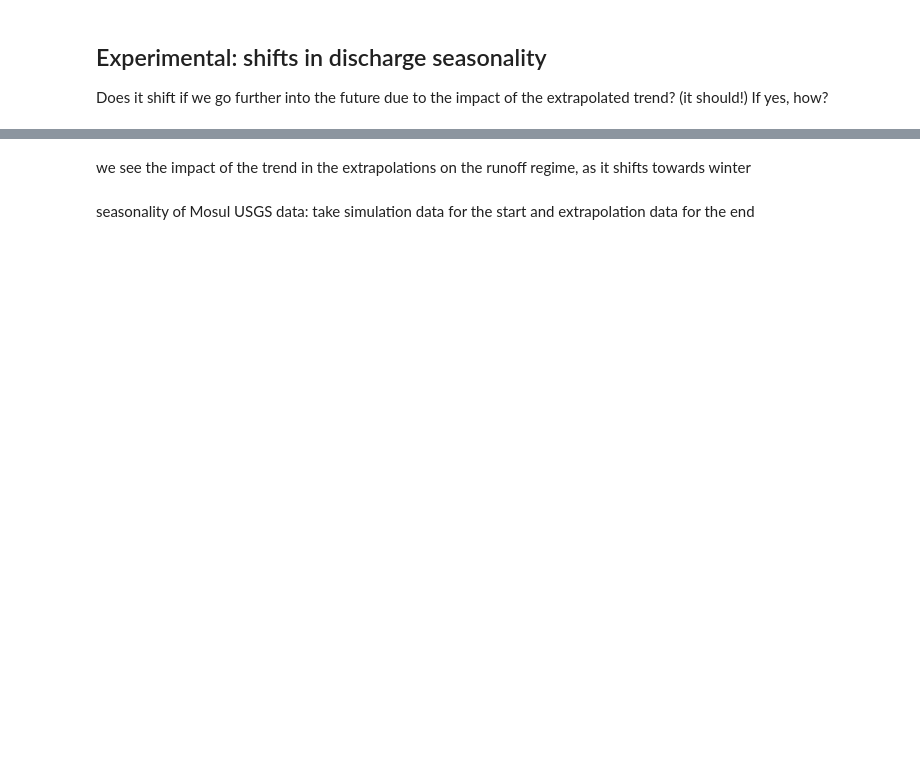
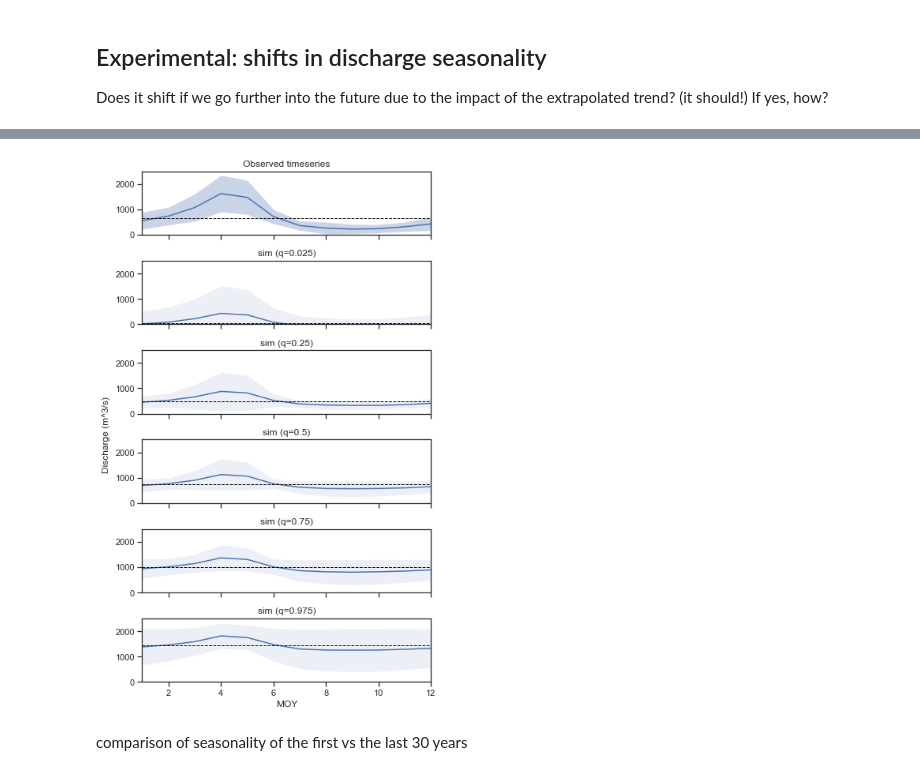
Before and after one commit to derpyninja/cciwr, a Jupyter notebook: monte_carlo_simulation.ipynb, the cells around one changed output, grey strips where cells are left out. Saved outputs shown, nothing was run; the diff lists cells and outputs as text; code cells hidden in the pictures; blank space fills up the shorter version.

```diff
--- a/monte_carlo_simulation.ipynb
+++ b/monte_carlo_simulation.ipynb
@@ -418,15 +86,19 @@ model_mosul_usgs_quadratic = model_mosul_usgs_quadratic.monte_carlo(n=n_realisat
 model_mosul_usgs_quadratic = model_mosul_usgs_quadratic.extrapolate(until=until, n=n_realisations)
 
 # plots
-f, ax = model_mosul_usgs_linear.plot(what='sim')
+ax = model_mosul_usgs_linear.plot(what='sim')
 ax.set_title("Linear trend: simulation")
+ax.set_ylabel("Discharge (m^3/s)")
 
-f, ax = model_mosul_usgs_linear.plot(what='extrp')
+ax = model_mosul_usgs_linear.plot(what='extrp')
 ax.set_title("Linear trend: extrapolation")
+ax.set_ylabel("Discharge (m^3/s)")
 
-f, ax = model_mosul_usgs_quadratic.plot(what='sim')
+ax = model_mosul_usgs_quadratic.plot(what='sim')
 ax.set_title("Quadratic trend: simulation")
+ax.set_ylabel("Discharge (m^3/s)")
 
-f, ax = model_mosul_usgs_quadratic.plot(what='extrp')
+ax = model_mosul_usgs_quadratic.plot(what='extrp')
 ax.set_title("Quadratic trend: extrapolation")
+ax.set_ylabel("Discharge (m^3/s)")
 # %% [output]
@@ -536,2 +153,0 @@ NameError: name 'model_mosul' is not defined
-# %% [markdown]
-we see the impact of the trend in the extrapolations on the runoff regime, as it shifts towards winter
@@ -557,2 +153,0 @@ merged.plot(secondary_y='grun')
-# %% [markdown]
-seasonality of Mosul USGS data: take simulation data for the start and extrapolation data for the end
@@ -609,0 +154,47 @@ plt.legend()
+# %%
+sns.set(style="ticks")
+quantiles = [0.025, 0.25, 0.5, 0.75, 0.975]
+fig, axes = plt.subplots(nrows=len(quantiles)+1, sharex=True, sharey=True, figsize=(6,10))
+
+# plot observations
+ts_obs = model_mosul_usgs_linear.ts
+climat_obs_mean = ts_obs.groupby(ts_obs.index.month).mean()
+climat_obs_mean.name = "obs"
+climat_obs_sd = ts_obs.groupby(ts_obs.index.month).std()
+climat_obs_mean.plot(ax = axes[0])
+axes[0].axhline(climat_obs_mean.mean(), linestyle="--", color="black", linewidth=1)
+axes[0].fill_between(climat_obs_mean.index.values,
+                climat_obs_mean - climat_obs_sd,
+                climat_obs_mean + climat_obs_sd,
+                alpha = 0.3)
+axes[0].set_title("Observed timeseries")
+
+# plot simulations
+ts_extrp = model_mosul_usgs_linear.quantiles
+for q, ax in zip(quantiles, axes[1:]):
+    ts_extrp_q = ts_extrp[q]
+    climat_extrp_mean = ts_extrp_q.groupby(ts_extrp.index.month).mean()
+    climat_extrp_sd = ts_extrp_q.groupby(ts_extrp.index.month).std()
+    #climat_extrp_mean.name = "sim (q={})".format(q)
+
+    # plot
+    climat_extrp_mean.plot(ax = ax)
+    ax.fill_between(climat_extrp_mean.index.values,
+                    climat_extrp_mean - climat_extrp_sd,
+                    climat_extrp_mean + climat_extrp_sd,
+                    alpha = 0.1)
+    ax.axhline(climat_extrp_mean.mean(), linestyle="--", color="black", linewidth=1)
+    ax.set_title("sim (q={})".format(q))
+
+# general
+for ax in axes:
+    ax.set_ylim(0.)
+    ax.set_xlim(1,12)
+axes[-1].set_xlabel("MOY")
+
+fig.text(-0.01, 0.5, 'Discharge (m^3/s)', va='center', rotation='vertical')
+plt.tight_layout()
+# %% [output]
+[figure, added]
+# %% [markdown]
+comparison of seasonality of the first vs the last 30 years
```
Also changed, not shown: parts of 28 cells of this notebook, 7 other files.
